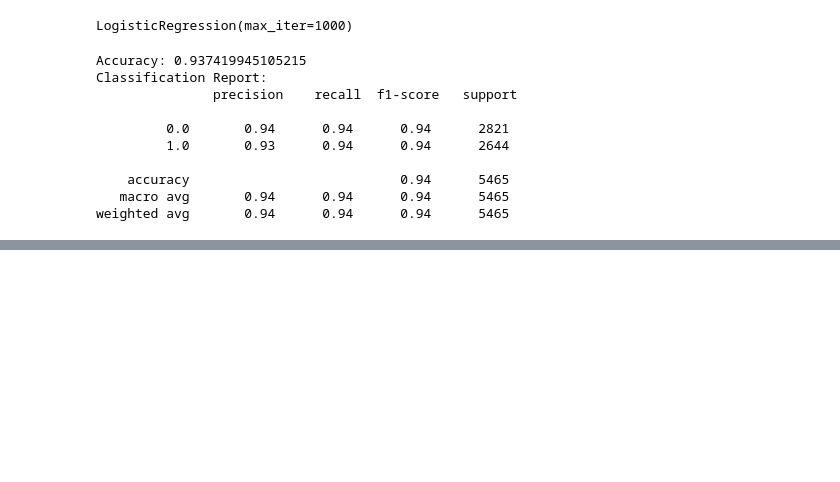
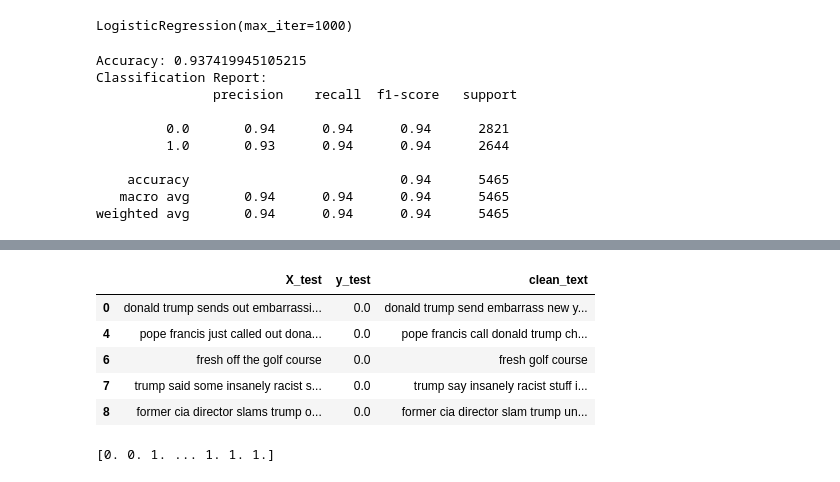
Before and after one commit to AnkitaSK/Proj2_Text_Classification, a Jupyter notebook: main.ipynb, the cells around one changed output, grey strips where cells are left out. Drawn from its saved outputs; the diff is of its cells as text; code cells hidden in the pictures; blank space fills up the shorter version.

```diff
--- a/main.ipynb
+++ b/main.ipynb
@@ -272,0 +334,2 @@ ValueError: could not convert string to float: 'release of house tax bill delaye
+# %%
+test_df['clean_text'] = test_df['X_test'].apply(tokanize_data)
@@ -272,0 +354,15 @@ ValueError: could not convert string to float: 'release of house tax bill delaye
+# %%
+test_df['clean_text'] = test_df['clean_text'].apply(clean_text)
+# %%
+test_df['clean_text'] = test_df['clean_text'].apply(remove_stopwords)
+# %%
+test_df['clean_text'] = test_df['clean_text'].apply(apply_lemmatization)
+# %%
+test_df.head()
+# %% [output]
+|  | X_test | y_test | clean_text |
+| 0 | donald trump sends out embarrassi... | 0.0 | donald trump send embarrass new y... |
+| 4 | pope francis just called out dona... | 0.0 | pope francis call donald trump ch... |
+| 6 | fresh off the golf course | 0.0 | fresh golf course |
+| 7 | trump said some insanely racist s... | 0.0 | trump say insanely racist stuff i... |
+| 8 | former cia director slams trump o... | 0.0 | former cia director slam trump un... |
@@ -272,0 +375,5 @@ ValueError: could not convert string to float: 'release of house tax bill delaye
+# %%
+# Display predictions
+print(y_pred_new)
+# %% [output]
+[0. 0. 1. ... 1. 1. 1.]
```
Also changed, not shown: parts of 17 cells of this notebook.
